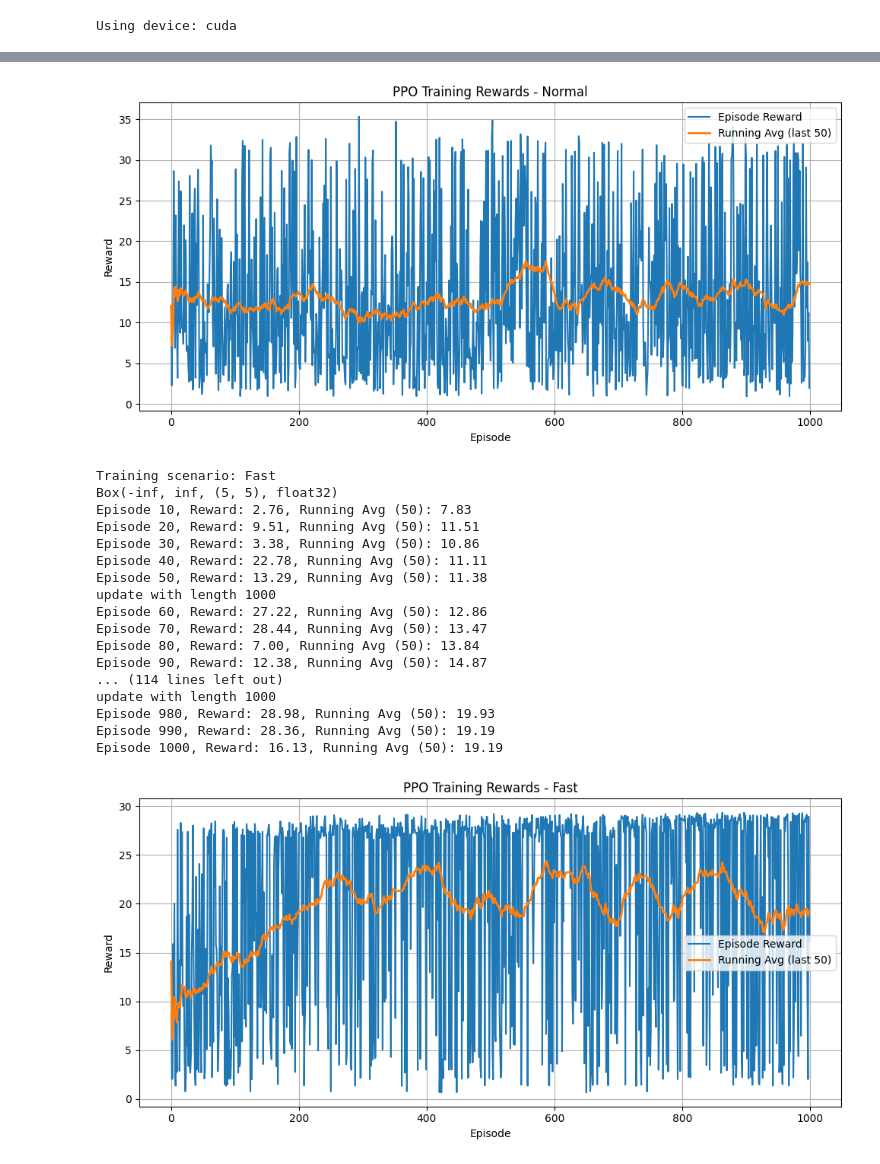
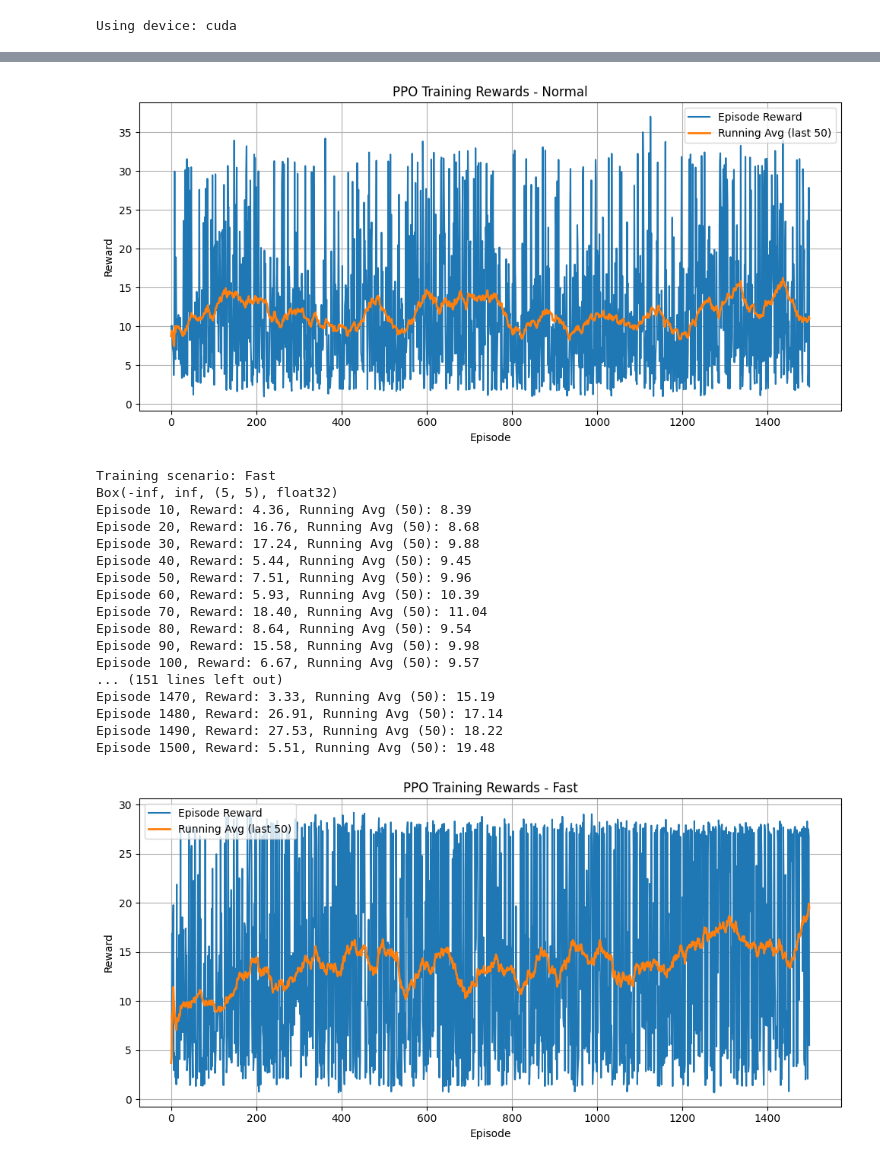
Before and after one commit to brandonkeung/RL-Lane-Control, a Jupyter notebook: RL_PPO_0509.ipynb, the cells around one changed output, grey strips where cells are left out. Saved outputs shown, nothing was run; the diff lists cells and outputs as text; code cells hidden in the pictures.

```diff
--- a/RL_PPO_0509.ipynb
+++ b/RL_PPO_0509.ipynb
@@ -199,10 +199,10 @@ def train(cfg, label=""):
     action_dim = env.action_space.n
 
     # PPO hyperparameters
-    max_episodes = 1000
+    max_episodes = 1500
     max_ep_len = 1000
-    update_timestep = 1000
-    K_epochs = 20
+    update_timestep = 2000
+    K_epochs = 10
     eps_clip = 0.2
     gamma = 0.99
     lr_actor = 0.0003
@@ -313,19 +313,19 @@ Episode 1000, Reward: 1.97, Running Avg (50): 14.79
-[figure, old version]
+[figure, new version]
 Training scenario: Fast
 Box(-inf, inf, (5, 5), float32)
-Episode 10, Reward: 2.76, Running Avg (50): 7.83
-Episode 20, Reward: 9.51, Running Avg (50): 11.51
-Episode 30, Reward: 3.38, Running Avg (50): 10.86
-Episode 40, Reward: 22.78, Running Avg (50): 11.11
-Episode 50, Reward: 13.29, Running Avg (50): 11.38
-update with length 1000
-Episode 60, Reward: 27.22, Running Avg (50): 12.86
-Episode 70, Reward: 28.44, Running Avg (50): 13.47
-Episode 80, Reward: 7.00, Running Avg (50): 13.84
-Episode 90, Reward: 12.38, Running Avg (50): 14.87
-... (114 lines left out)
-update with length 1000
-Episode 980, Reward: 28.98, Running Avg (50): 19.93
-Episode 990, Reward: 28.36, Running Avg (50): 19.19
-Episode 1000, Reward: 16.13, Running Avg (50): 19.19
+Episode 10, Reward: 4.36, Running Avg (50): 8.39
+Episode 20, Reward: 16.76, Running Avg (50): 8.68
+Episode 30, Reward: 17.24, Running Avg (50): 9.88
+Episode 40, Reward: 5.44, Running Avg (50): 9.45
+Episode 50, Reward: 7.51, Running Avg (50): 9.96
+Episode 60, Reward: 5.93, Running Avg (50): 10.39
+Episode 70, Reward: 18.40, Running Avg (50): 11.04
+Episode 80, Reward: 8.64, Running Avg (50): 9.54
+Episode 90, Reward: 15.58, Running Avg (50): 9.98
+Episode 100, Reward: 6.67, Running Avg (50): 9.57
+... (151 lines left out)
+Episode 1470, Reward: 3.33, Running Avg (50): 15.19
+Episode 1480, Reward: 26.91, Running Avg (50): 17.14
+Episode 1490, Reward: 27.53, Running Avg (50): 18.22
+Episode 1500, Reward: 5.51, Running Avg (50): 19.48
-[figure, old version]
+[figure, new version]
```
Also changed, not shown: parts of 4 cells of this notebook, 6 other files.
